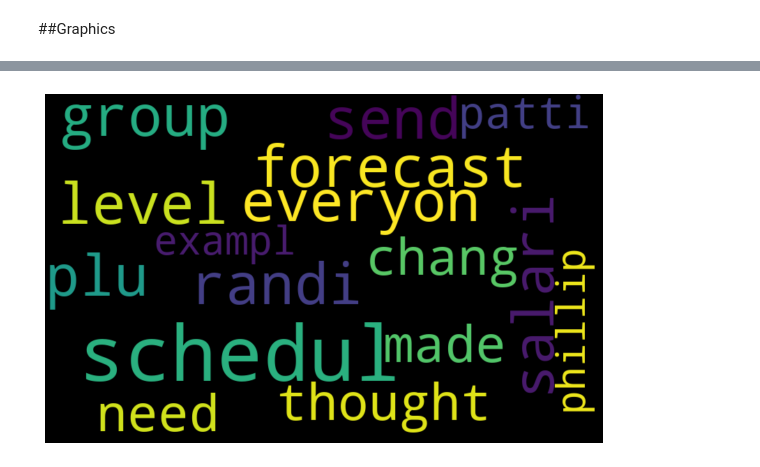
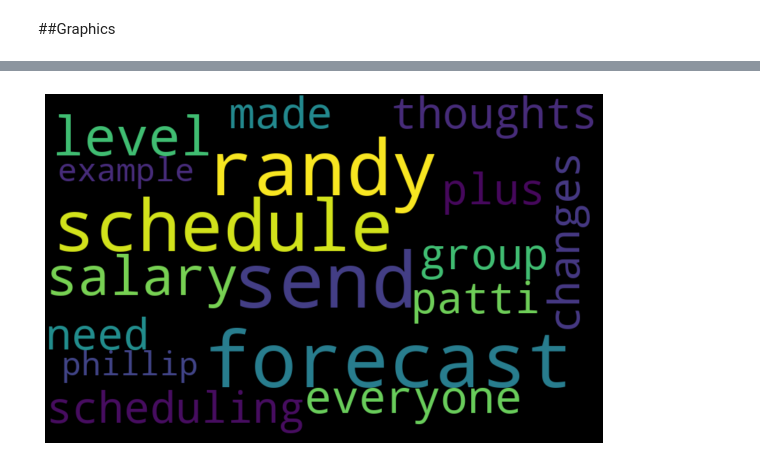
Before and after one commit to BloomTech-Labs/tagger-ds, a Jupyter notebook: notebooks/SentimentalA_model.ipynb, the cells around one changed output, grey strips where cells are left out. Drawn from its saved outputs; the diff is of its cells as text; code cells hidden in the pictures.

```diff
--- a/notebooks/SentimentalA_model.ipynb
+++ b/notebooks/SentimentalA_model.ipynb
@@ -140,7 +139,0 @@ df['rating'] = df['rating'].str.replace('[^a-zA-Z\s]', '').str.replace('\s+', '
-# %%
-from wordcloud import WordCloud, STOPWORDS
-from nltk.corpus import stopwords
-
-#Stopwords:
-stop = stopwords.words('english')
-df['rating'] = df['rating'].apply(lambda x: " ".join(x for x in x.split() if x not in stop))
@@ -166,12 +146,13 @@ def vaderizeSentiment(sentence):
     return analyzer.polarity_scores(sentence)
 # %%
 #creared columns score with numbers
-df['Scores'] = df['rating'].apply(vaderizeSentiment)
+df['Scores'] = df['body_email'].apply(vaderizeSentiment)
 # %%
 #Create score by differente classification position into the text
 df[['negative', 'neutral', 'positive', 'compound']] = df.Scores.apply(pd.Series)
 # %%
-for text in df.sort_values(by='neutral', ascending=False)['rating'].head(5):
+#Topics by Score
+for text in df.sort_values(by='positive', ascending=False)['body_email'].head(5):
     print(f"------ Topic ------")
     print(text, end="\n")
 # %% [output]
@@ -192,9 +173,9 @@ def score(sentence, Model):
     return Model.polarity_scores(sentence)['compound']
 
 # Sentiment score
-df['final_score'] = df['rating'].apply(lambda x: score(x, Model))
+df['final_score'] = df['body_email'].apply(lambda x: score(x, Model))
 
-#Discretize variable into equal-sized buckets based on rank or based on sample quantiles.
+#Discretize variable.
 df['final_pred'] = pd.cut(df['final_score'], bins=5, labels=[1, 2, 3, 4, 5])
 df = df.drop('final_score', axis=1).sort_values(by=['file','final_pred']).iloc[:5]
 # %%
@@ -245,16 +227,16 @@ fig.show()
 # %%
 from wordcloud import WordCloud
 import matplotlib.pyplot as plt
 
-normal_words =' '.join([text for text in df['rating'][df['neutral'] == 1]])
+normal_words =' '.join([text for text in df['body_email'][df['neutral'] == 1]])
 
 wordcloud = WordCloud(width=800, height=500, random_state=21, max_font_size=110).generate(normal_words)
 plt.figure(figsize=(10, 7))
 plt.imshow(wordcloud, interpolation="bilinear")
 plt.axis('off')
 plt.show()
 # %% [output]
-[figure, old version]
+[figure, new version]
 # %%
 wordcloud_spam = WordCloud(background_color="white").generate(emails)
 
```
Also changed, not shown: parts of 13 cells of this notebook.
